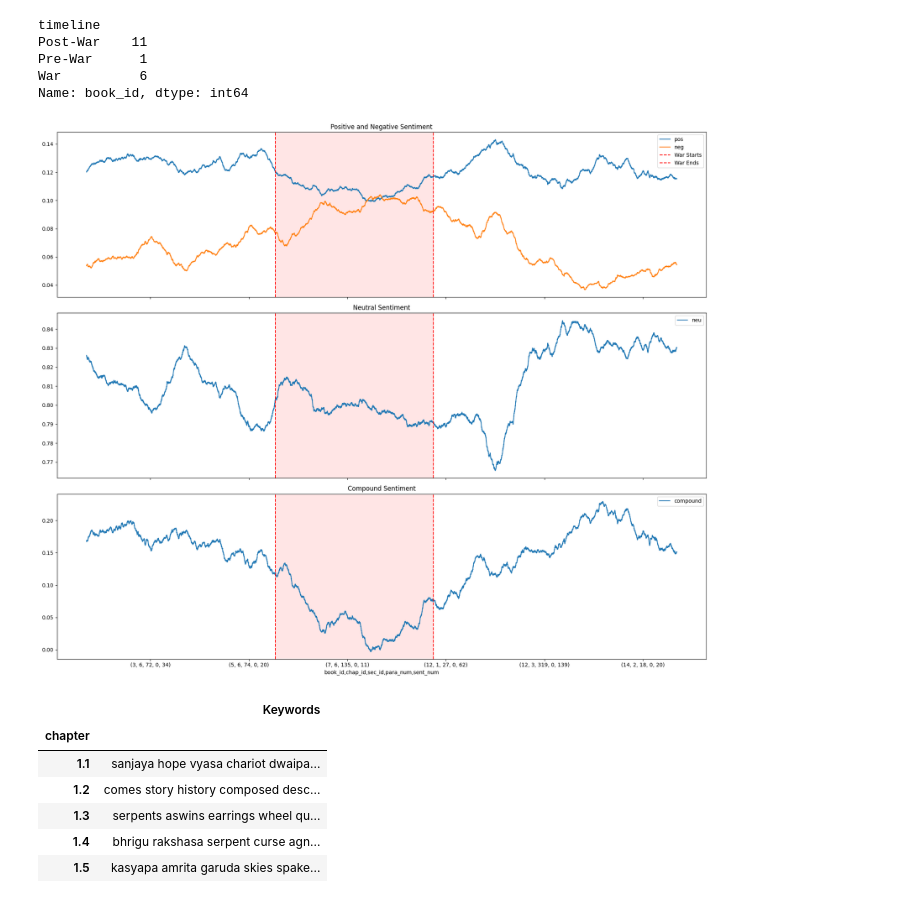
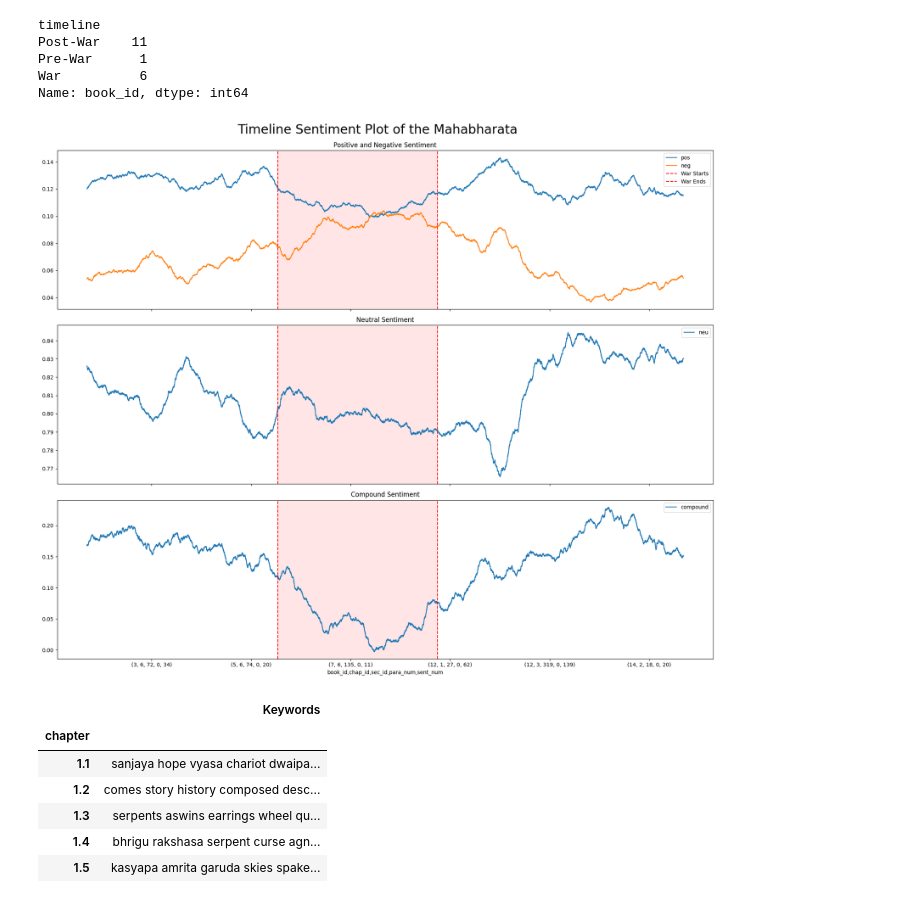
Before and after one commit to vishugp/Mahabharata_ETA, a Jupyter notebook: notebooks/05_Sentiment_Analysis.ipynb, the cells around one changed output. Saved outputs shown, nothing was run; the diff lists cells and outputs as text; code cells hidden in the pictures.

```diff
--- a/notebooks/05_Sentiment_Analysis.ipynb
+++ b/notebooks/05_Sentiment_Analysis.ipynb
@@ -430,35 +430,36 @@ target_index2 = (11, 1, 1, 0, 0)
 x_pos1 = T_vader.index.get_loc(target_index1)
 x_pos2 = T_vader.index.get_loc(target_index2)
 
 # Step 2: Plot all the rolling mean plots
 fig, axs = plt.subplots(3, 1, figsize=(18, 15), sharex=True)
+fig.suptitle("Timeline Sentiment Plot of the Mahabharata", fontsize=24, x=0.5)
 
 # Plot pos and neg
 T_vader[['pos', 'neg']].rolling(w).mean().plot(ax=axs[0])
 axs[0].axvline(x=x_pos1, color='red', linestyle='--', label='War Starts')
 axs[0].axvline(x=x_pos2, color='red', linestyle='--', label='War Ends')
 axs[0].axvspan(x_pos1, x_pos2, color='red', alpha=0.1)
 axs[0].legend()
 axs[0].set_title('Positive and Negative Sentiment')
 
 # Plot neu
 T_vader[['neu']].rolling(w).mean().plot(ax=axs[1])
 axs[1].axvline(x=x_pos1, color='red', linestyle='--', label='War Starts')
 axs[1].axvline(x=x_pos2, color='red', linestyle='--', label='War Ends')
 axs[1].axvspan(x_pos1, x_pos2, color='red', alpha=0.1)
 axs[1].set_title('Neutral Sentiment')
 
 # Plot compound
 T_vader[['compound']].rolling(w).mean().plot(ax=axs[2])
 axs[2].axvline(x=x_pos1, color='red', linestyle='--', label='War Starts')
 axs[2].axvline(x=x_pos2, color='red', linestyle='--', label='War Ends')
 axs[2].axvspan(x_pos1, x_pos2, color='red', alpha=0.1)
 axs[2].set_title('Compound Sentiment')
 
-plt.tight_layout()
+plt.tight_layout(rect=[0, 0, 1, 0.99])
 plt.show()
 # %% [output]
-[figure, old version]
+[figure, new version]
 # %%
 import sys; sys.path.append("../src/")
 from hac2 import HAC
```
Also changed, not shown: 6 other files.
